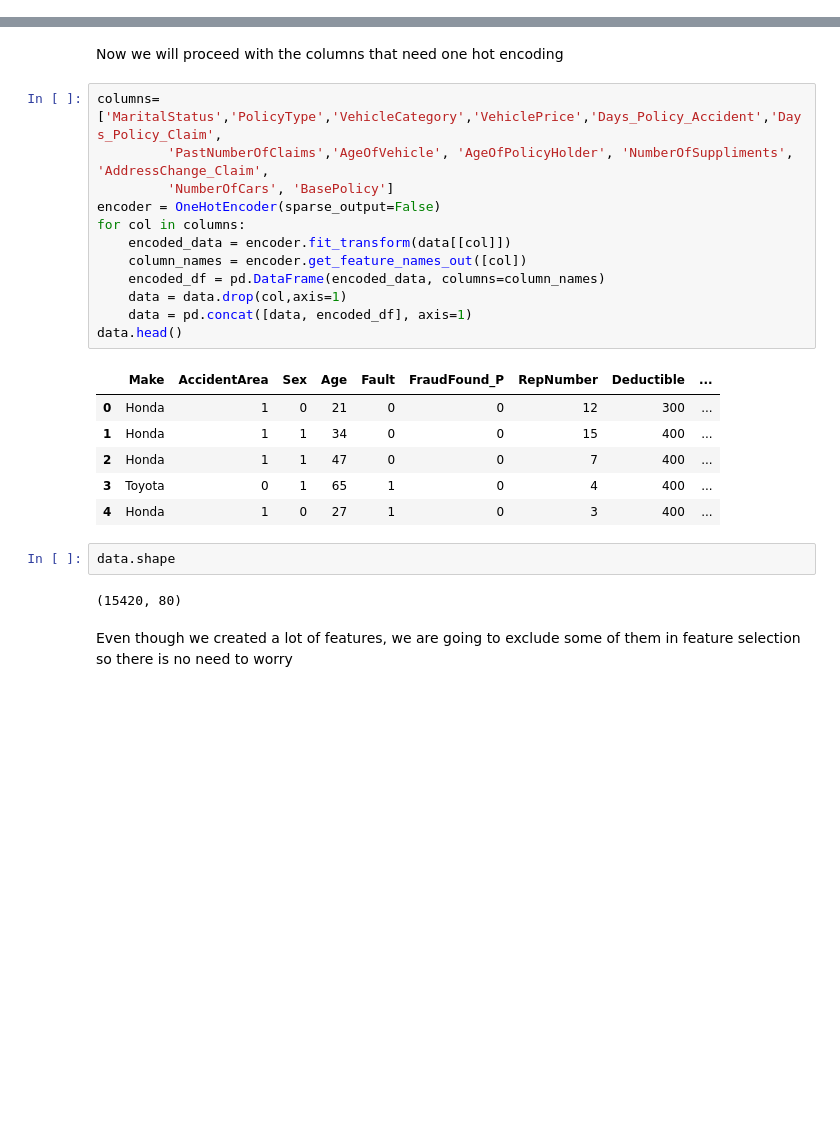
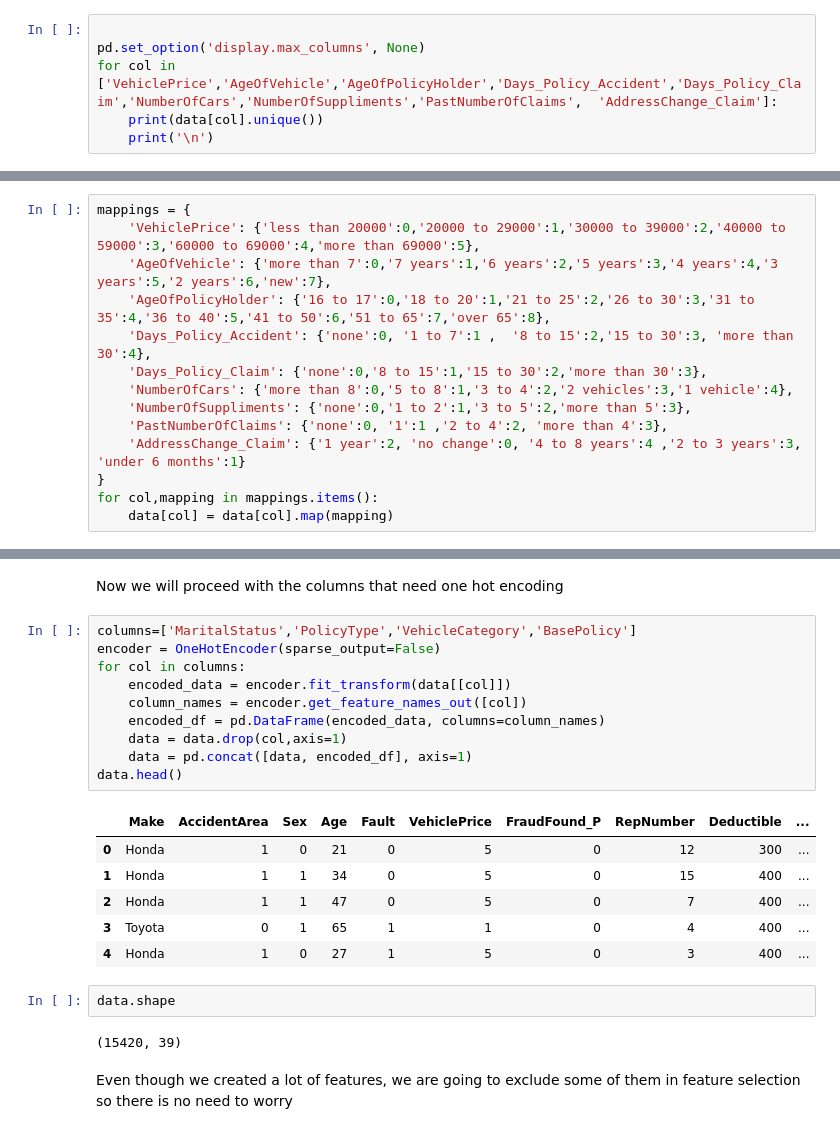
Before and after one commit to David38mk/vehicle-insurance-claim-fraud-datection-ML, a Jupyter notebook: notebooks/Vehicle-Insurance_claim_fraud_detection.ipynb, the cells around one changed output, grey strips where cells are left out. Drawn from its saved outputs; the diff is of its cells as text; blank space fills up the shorter version.

```diff
--- a/notebooks/0_eda_and_preprocessing.ipynb
+++ b/notebooks/Vehicle-Insurance_claim_fraud_detection.ipynb
@@ -166,0 +181,6 @@ data.head()
+# %%
+
+pd.set_option('display.max_columns', None)
+for col in ['VehiclePrice','AgeOfVehicle','AgeOfPolicyHolder','Days_Policy_Accident','Days_Policy_Claim','NumberOfCars','NumberOfSuppliments','PastNumberOfClaims',  'AddressChange_Claim']:
+    print(data[col].unique())
+    print('\n')
@@ -166,0 +205,14 @@ data.head()
+# %%
+mappings = {
+    'VehiclePrice': {'less than 20000':0,'20000 to 29000':1,'30000 to 39000':2,'40000 to 59000':3,'60000 to 69000':4,'more than 69000':5},
+    'AgeOfVehicle': {'more than 7':0,'7 years':1,'6 years':2,'5 years':3,'4 years':4,'3 years':5,'2 years':6,'new':7},
+    'AgeOfPolicyHolder': {'16 to 17':0,'18 to 20':1,'21 to 25':2,'26 to 30':3,'31 to 35':4,'36 to 40':5,'41 to 50':6,'51 to 65':7,'over 65':8},
+    'Days_Policy_Accident': {'none':0, '1 to 7':1 ,  '8 to 15':2,'15 to 30':3, 'more than 30':4},
+    'Days_Policy_Claim': {'none':0,'8 to 15':1,'15 to 30':2,'more than 30':3},
+    'NumberOfCars': {'more than 8':0,'5 to 8':1,'3 to 4':2,'2 vehicles':3,'1 vehicle':4},
+    'NumberOfSuppliments': {'none':0,'1 to 2':1,'3 to 5':2,'more than 5':3},
+    'PastNumberOfClaims': {'none':0, '1':1 ,'2 to 4':2, 'more than 4':3},
+    'AddressChange_Claim': {'1 year':2, 'no change':0, '4 to 8 years':4 ,'2 to 3 years':3, 'under 6 months':1}
+}
+for col,mapping in mappings.items():
+    data[col] = data[col].map(mapping)
@@ -167,28 +228,26 @@ data.head()
 # %% [markdown]
 Now we will proceed with the columns that need one hot encoding
 # %%
-columns=['MaritalStatus','PolicyType','VehicleCategory','VehiclePrice','Days_Policy_Accident','Days_Policy_Claim',
-         'PastNumberOfClaims','AgeOfVehicle', 'AgeOfPolicyHolder', 'NumberOfSuppliments', 'AddressChange_Claim',
-         'NumberOfCars', 'BasePolicy']
+columns=['MaritalStatus','PolicyType','VehicleCategory','BasePolicy']
 encoder = OneHotEncoder(sparse_output=False)
 for col in columns:
     encoded_data = encoder.fit_transform(data[[col]])
     column_names = encoder.get_feature_names_out([col])
     encoded_df = pd.DataFrame(encoded_data, columns=column_names)
     data = data.drop(col,axis=1)
     data = pd.concat([data, encoded_df], axis=1)
 data.head()
 # %% [output]
-|  | Make | AccidentArea | Sex | Age | Fault | FraudFound_P | RepNumber | Deductible | ... |
-| 0 | Honda | 1 | 0 | 21 | 0 | 0 | 12 | 300 | ... |
-| 1 | Honda | 1 | 1 | 34 | 0 | 0 | 15 | 400 | ... |
-| 2 | Honda | 1 | 1 | 47 | 0 | 0 | 7 | 400 | ... |
-| 3 | Toyota | 0 | 1 | 65 | 1 | 0 | 4 | 400 | ... |
-| 4 | Honda | 1 | 0 | 27 | 1 | 0 | 3 | 400 | ... |
+|  | Make | AccidentArea | Sex | Age | Fault | VehiclePrice | FraudFound_P | RepNumber | Deductible | ... |
+| 0 | Honda | 1 | 0 | 21 | 0 | 5 | 0 | 12 | 300 | ... |
+| 1 | Honda | 1 | 1 | 34 | 0 | 5 | 0 | 15 | 400 | ... |
+| 2 | Honda | 1 | 1 | 47 | 0 | 5 | 0 | 7 | 400 | ... |
+| 3 | Toyota | 0 | 1 | 65 | 1 | 1 | 0 | 4 | 400 | ... |
+| 4 | Honda | 1 | 0 | 27 | 1 | 5 | 0 | 3 | 400 | ... |
 # %%
 data.shape
 # %% [output]
-(15420, 80)
+(15420, 39)
 # %% [markdown]
 Even though we created a lot of features, we are going to exclude some of them in feature selection so there is no need to worry
 # %% [markdown]
```
Also changed, not shown: parts of 31 cells of this notebook.
